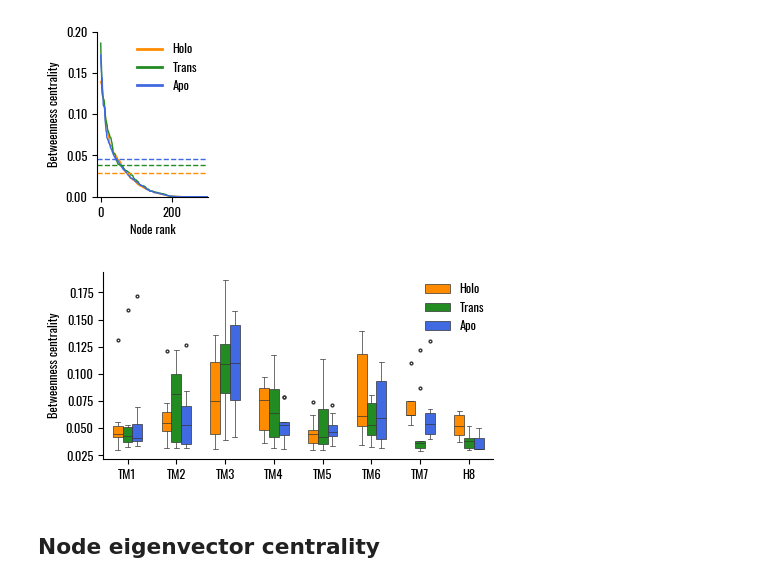
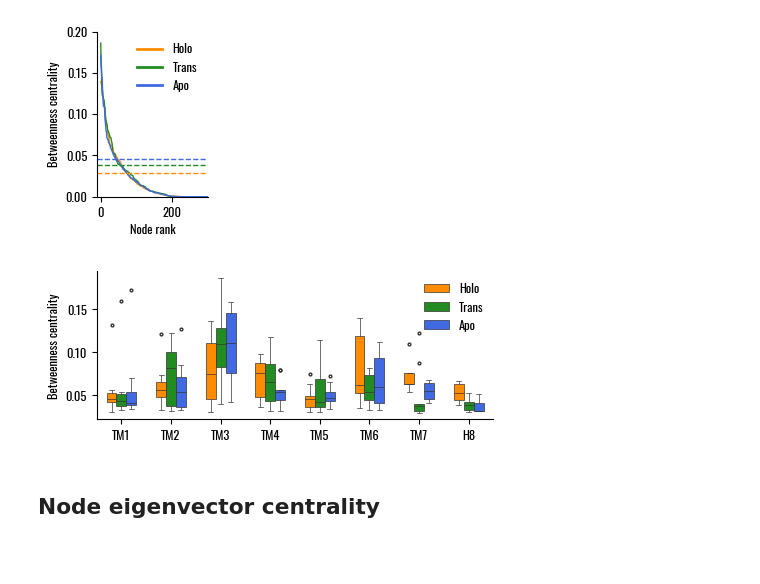
Before and after one commit to lorenzopallante/TAS2R46, a Jupyter notebook: DYNET_analysis.ipynb, the cells around one changed output. Cells and saved outputs as stored; diff of their text form; code cells hidden in the pictures; blank space fills up the shorter version.

```diff
--- a/DYNET_analysis.ipynb
+++ b/DYNET_analysis.ipynb
@@ -1085,30 +1085,30 @@ Threshold: 0.0381217092626488
 # %%
 btws_apo = pd.read_csv('../04-dynet/7XP4/Betweennesses_nodes.dat', sep='\t')
 btws_apo['system'] = 'Apo'
 btws_holo = pd.read_csv('../04-dynet/7XP6/Betweennesses_nodes.dat', sep='\t')
 btws_holo['system'] = 'Holo'
 btws_trans = pd.read_csv('../04-dynet/noLig/Betweennesses_nodes.dat', sep='\t')
 btws_trans['system'] = 'Trans'
 btws = pd.concat([btws_holo, btws_trans,btws_apo])
 helices = ['TM1', 'TM2', 'TM3', 'TM4', 'TM5', 'TM6', 'TM7', 'H8']
 # boxplots
-fig, ax = plt.subplots(figsize=(12/2.54, 6/2.54))
+fig, ax = plt.subplots(figsize=(12/2.54, 5/2.54))
 # plot the edges with the same color as the face
 # knee nodes 0.0291351484815155
 # knee edges 0.0120984938609683
 sns.boxplot(x='helix', y='btw', hue='system', palette=[palette[1],palette[2],palette[0]], data=btws.loc[(btws.helix.isin(helices)) & (btws.btw>0.0291351484815155)],
             ax=ax, dodge=True, saturation=1, flierprops=dict(marker='o', markersize=2), linewidth=0.5, width=0.6)
 ax.set_xlabel('')
 ax.set_ylabel('Betweenness centrality')
 ax.get_legend().set_title('')
 # set legend in three columns
 handles, labels = ax.get_legend_handles_labels()
 ax.legend(handles[0:3], labels[0:3], loc='upper center', bbox_to_anchor=(0.9, 1), ncol=1)
 sns.despine()
 fig.tight_layout()
 fig.savefig('../05-Images/Betweennesses_Nodes_boxplot.png', dpi=600, facecolor='white', bbox_inches='tight')
 # %% [output]
-[figure, old version]
+[figure, new version]
 # %% [markdown]
 ## Node eigenvector centrality
 # %%
```
Also changed, not shown: parts of 1 cell of this notebook.
